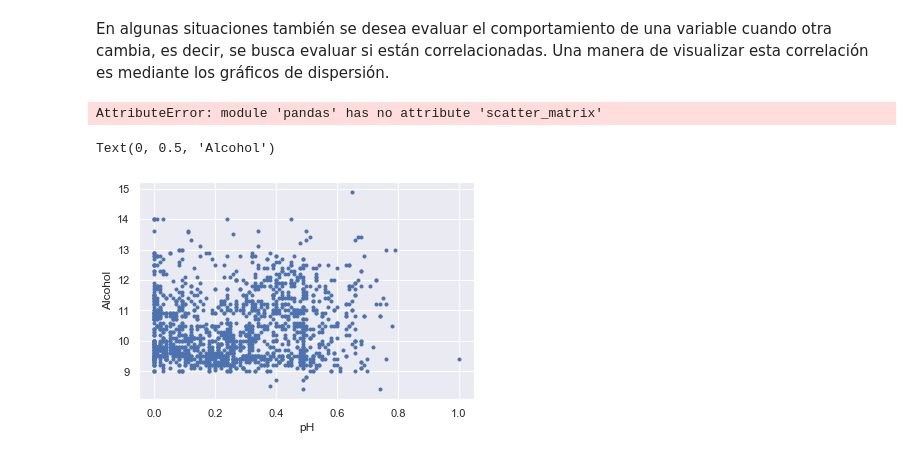
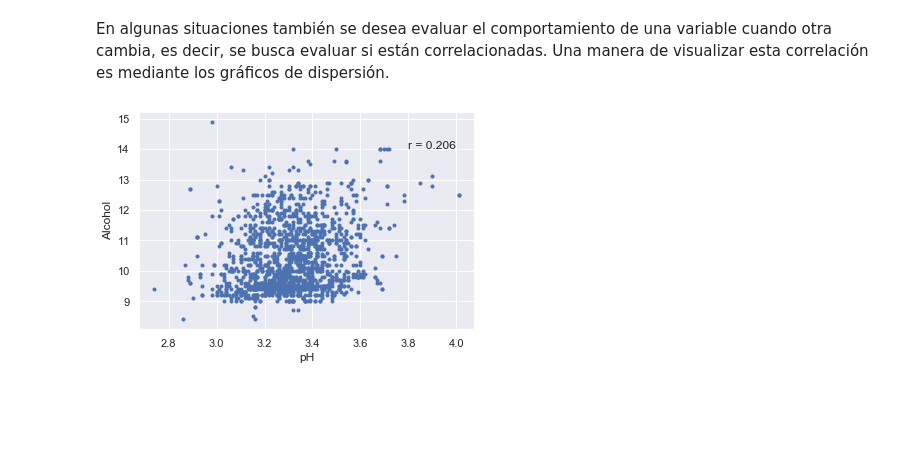
Before and after one commit to OPALO-ESTADISTICA/Aprendizaje-automatico, a Jupyter notebook: Análisis exploratorio.ipynb, the cells around one changed output. Drawn from its saved outputs; the diff is of its cells as text; code cells hidden in the pictures; blank space fills up the shorter version.

```diff
--- a/Análisis exploratorio.ipynb
+++ b/Análisis exploratorio.ipynb
@@ -115,18 +115,13 @@ c_5.describe()
 ## Gráfico de dispersión
 # %% [markdown]
 En algunas situaciones también se desea evaluar el comportamiento de una variable cuando otra cambia, es decir, se busca evaluar si están correlacionadas. Una manera de visualizar esta correlación es mediante los gráficos de dispersión.
-# %%
-pd.scatter_matrix(df)
-# %% [output]
-AttributeError: module 'pandas' has no attribute 'scatter_matrix'
 # %%
-x = df["citric acid"]          # Se crea una variable x asociada al pH
+x = df["pH"]          # Se crea una variable x asociada al pH
 y = df.alcohol     # Se crea una variable y asociada al alcohol
 
 plt.plot(x, y, marker=".", linestyle="none")
 plt.xlabel("pH")
 plt.ylabel("Alcohol")
-#plt.text(185,175, "r=%.3f" % np.corrcoef(x,y)[0,1]); # Se agrega texto del coeficiente de correlación
+plt.text(3.8,14, "r = %.3f" % np.corrcoef(x,y)[0,1]); # Se agrega texto del coeficiente de correlación
 # %% [output]
-Text(0, 0.5, 'Alcohol')
-[figure, old version]
+[figure, new version]
```
Also changed, not shown: parts of 2 cells of this notebook.
